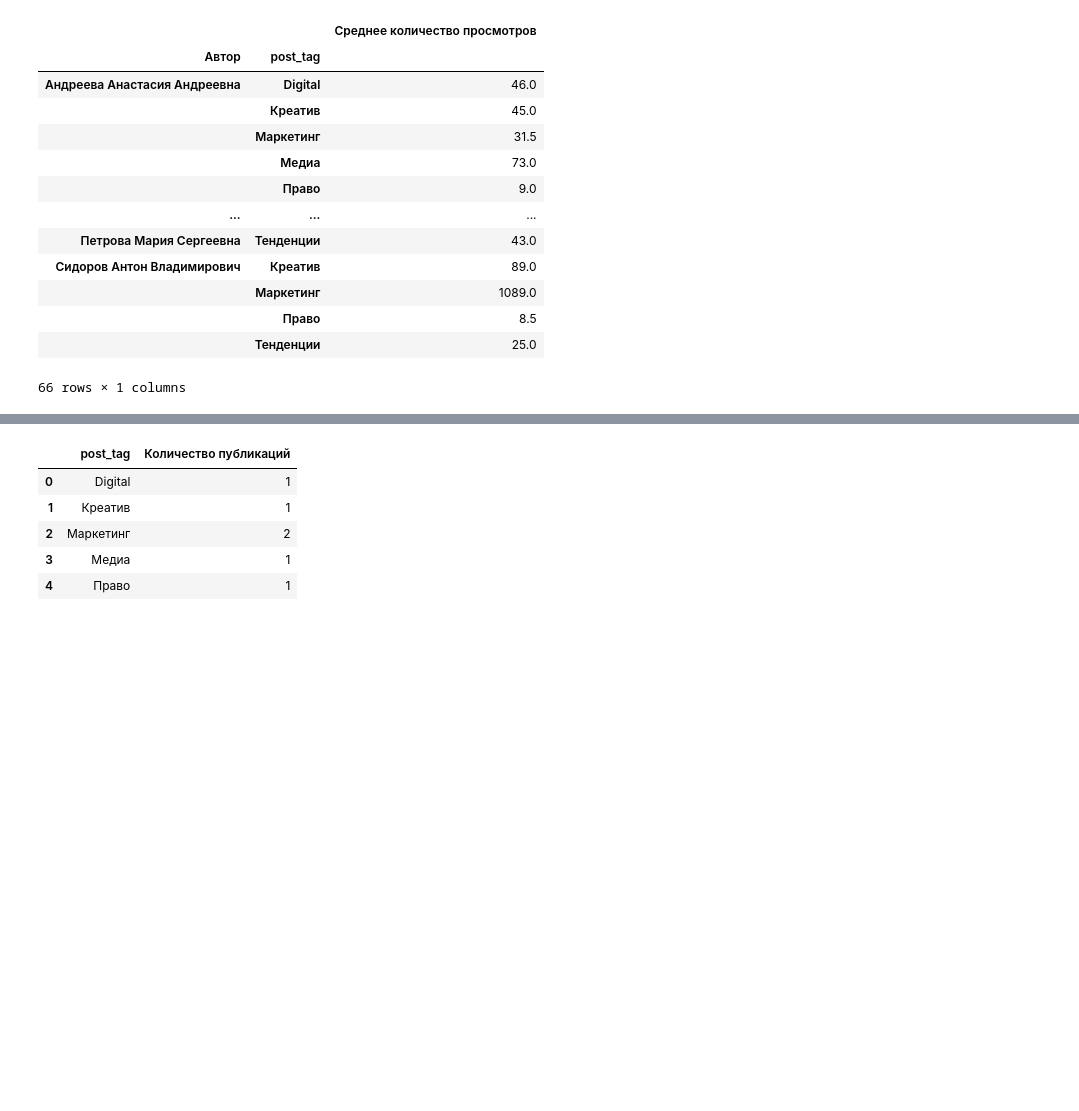
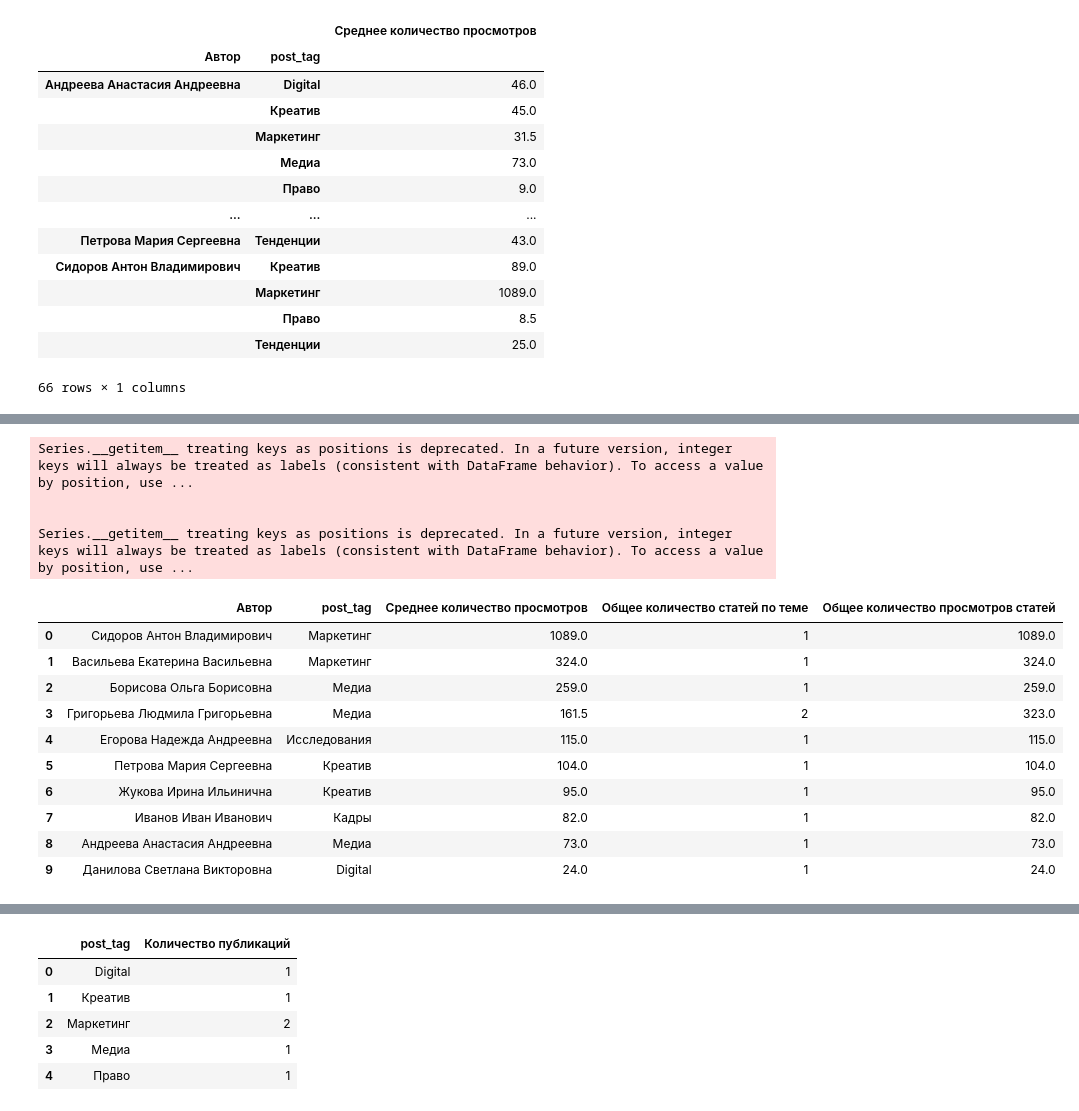
Before and after one commit to Meksis/AdIndexProject, a Jupyter notebook: dash/graphics.ipynb, the cells around one changed output, grey strips where cells are left out. Drawn from its saved outputs; the diff is of its cells as text; code cells hidden in the pictures; blank space fills up the shorter version.

```diff
--- a/dash/graphics.ipynb
+++ b/dash/graphics.ipynb
@@ -172,34 +183,50 @@ print(top_10_authors)
 # Отсортируйте таблицу с средними просмотрами по убыванию
 sorted_data = grouped_data.sort_values(by='Среднее количество просмотров', ascending=False)
 
 # Выберите топ-10 авторов
 top_10_authors = sorted_data.index.get_level_values(0).unique()[:10]
 
 # Создаем список для хранения данных
 data_list = []
 
 # Для каждого автора из топ-10 выбираем темы, в которых он был наиболее популярен
 for author in top_10_authors:
     author_data = sorted_data.loc[author]
     top_topic = author_data.idxmax()[0]  # Находим тему с максимальным средним количеством просмотров
     top_views = author_data.max()  # Получаем максимальное среднее количество просмотров
 
     # Получаем общее количество статей по этой теме для данного автора
-    total_articles = df[(df['author'] == author) & (df['post_tag'] == top_topic)].shape[0]
+    total_articles = df[(df['Автор'] == author) & (df['post_tag'] == top_topic)].shape[0]
 
     # Получаем общее количество просмотров статей данного authorа по этой теме
-    total_views = df[(df['author'] == author) & (df['post_tag'] == top_topic)]['Читатели'].sum()
+    total_views = df[(df['Автор'] == author) & (df['post_tag'] == top_topic)]['Читатели'].sum()
 
     # Добавляем данные в список
-    data_list.append({'author': author,
+    data_list.append({'Автор': author,
                       'post_tag': top_topic,
                       'Среднее количество просмотров': top_views[0],
                       'Общее количество статей по теме': total_articles,
                       'Общее количество просмотров статей': total_views})
 
 # Создаем DataFrame из списка
 top_authors_by_topic = pd.DataFrame(data_list)
 
 # Выводим результаты
 top_authors_by_topic
+# %% [output]
+Series.__getitem__ treating keys as positions is deprecated. In a future version, integer keys will always be treated as labels (consistent with DataFrame behavior). To access a value by position, use ...
+
+
+Series.__getitem__ treating keys as positions is deprecated. In a future version, integer keys will always be treated as labels (consistent with DataFrame behavior). To access a value by position, use ...
+|  | Автор | post_tag | Среднее количество просмотров | Общее количество статей по теме | Общее количество просмотров статей |
+| 0 | Сидоров Антон Владимирович | Маркетинг | 1089.0 | 1 | 1089.0 |
+| 1 | Васильева Екатерина Васильевна | Маркетинг | 324.0 | 1 | 324.0 |
+| 2 | Борисова Ольга Борисовна | Медиа | 259.0 | 1 | 259.0 |
+| 3 | Григорьева Людмила Григорьевна | Медиа | 161.5 | 2 | 323.0 |
+| 4 | Егорова Надежда Андреевна | Исследования | 115.0 | 1 | 115.0 |
+| 5 | Петрова Мария Сергеевна | Креатив | 104.0 | 1 | 104.0 |
+| 6 | Жукова Ирина Ильинична | Креатив | 95.0 | 1 | 95.0 |
+| 7 | Иванов Иван Иванович | Кадры | 82.0 | 1 | 82.0 |
+| 8 | Андреева Анастасия Андреевна | Медиа | 73.0 | 1 | 73.0 |
+| 9 | Данилова Светлана Викторовна | Digital | 24.0 | 1 | 24.0 |
 # %%
```
Also changed, not shown: parts of 6 cells of this notebook.
